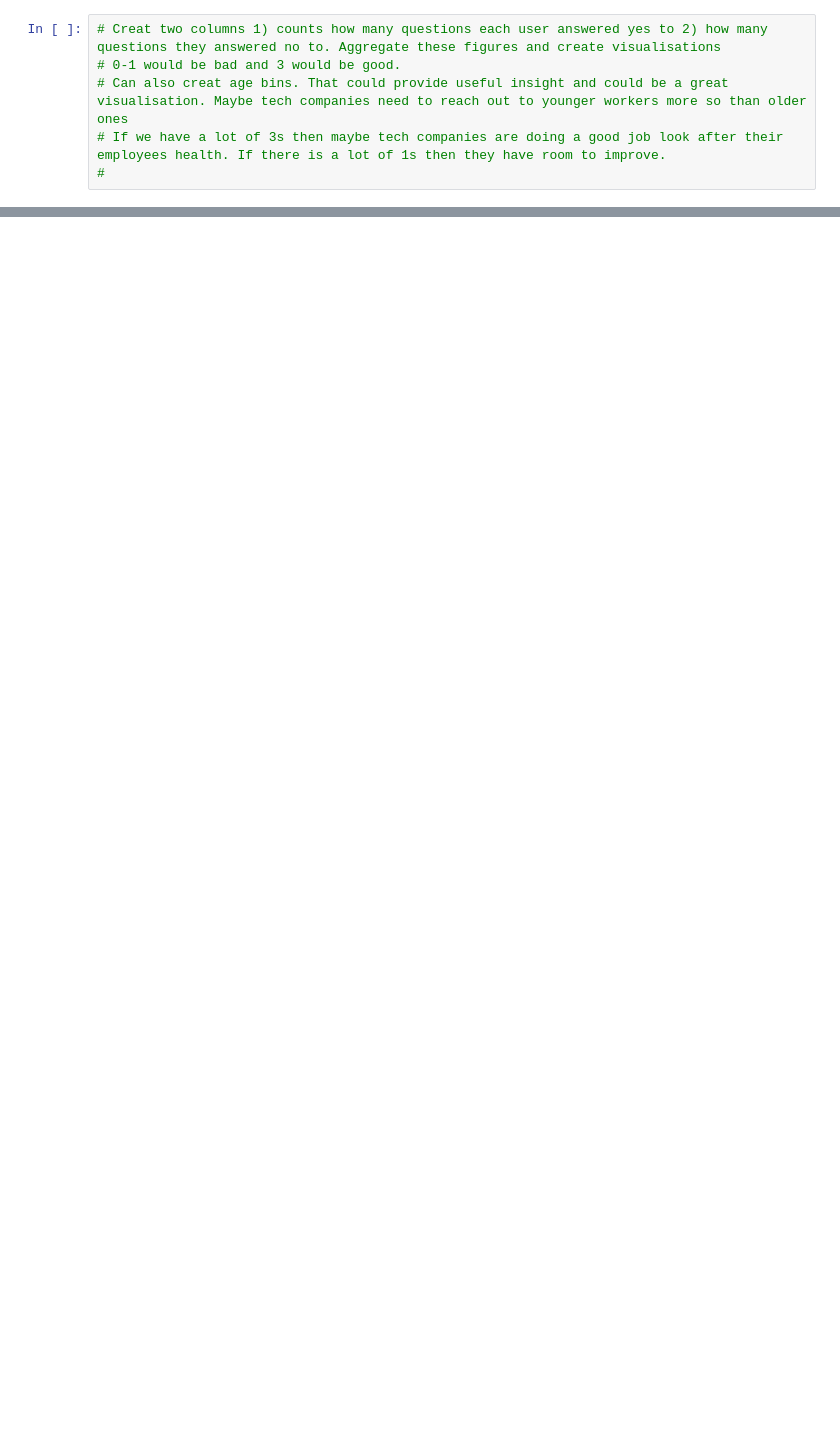
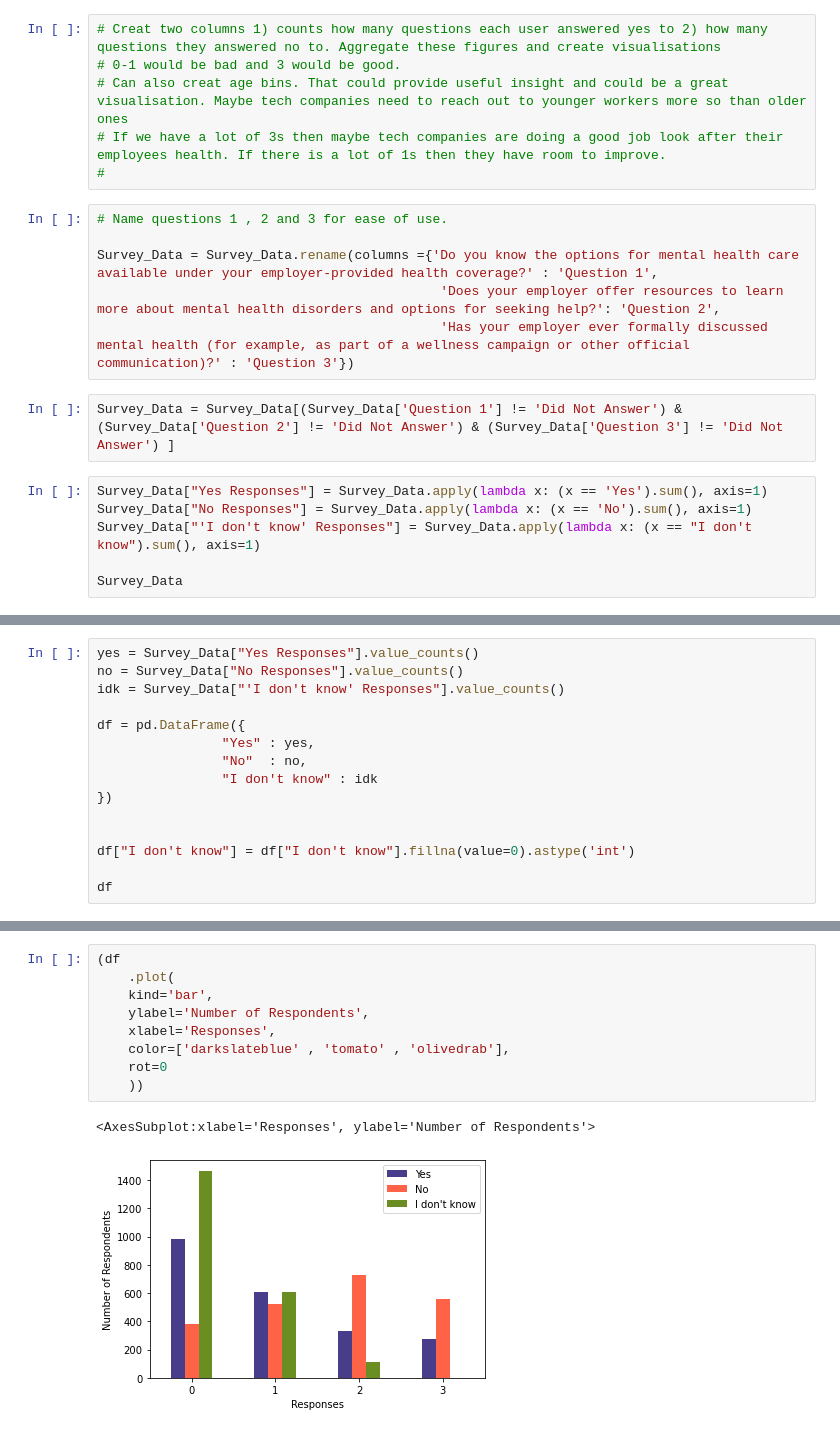
Before and after one commit to Patrick-Bacza/Group-7---Project, a Jupyter notebook: Employer_Analysis.ipynb, the cells around one changed output, grey strips where cells are left out. Drawn from its saved outputs; the diff is of its cells as text; blank space fills up the shorter version.

Commit message:
Updates to Employer_Analysis

```diff
--- a/Employer_Analysis.ipynb
+++ b/Employer_Analysis.ipynb
@@ -30,3 +32,17 @@ Survey_Data.head()
 # Can also creat age bins. That could provide useful insight and could be a great visualisation. Maybe tech companies need to reach out to younger workers more so than older ones
 # If we have a lot of 3s then maybe tech companies are doing a good job look after their employees health. If there is a lot of 1s then they have room to improve.
 #
+# %%
+# Name questions 1 , 2 and 3 for ease of use.
+
+Survey_Data = Survey_Data.rename(columns ={'Do you know the options for mental health care available under your employer-provided health coverage?' : 'Question 1',
+                                            'Does your employer offer resources to learn more about mental health disorders and options for seeking help?': 'Question 2',
+                                            'Has your employer ever formally discussed mental health (for example, as part of a wellness campaign or other official communication)?' : 'Question 3'})
+# %%
+Survey_Data = Survey_Data[(Survey_Data['Question 1'] != 'Did Not Answer') & (Survey_Data['Question 2'] != 'Did Not Answer') & (Survey_Data['Question 3'] != 'Did Not Answer') ]
+# %%
+Survey_Data["Yes Responses"] = Survey_Data.apply(lambda x: (x == 'Yes').sum(), axis=1)
+Survey_Data["No Responses"] = Survey_Data.apply(lambda x: (x == 'No').sum(), axis=1)
+Survey_Data["'I don't know' Responses"] = Survey_Data.apply(lambda x: (x == "I don't know").sum(), axis=1)
+
+Survey_Data
@@ -32,0 +80,15 @@ Survey_Data.head()
+# %%
+yes = Survey_Data["Yes Responses"].value_counts()
+no = Survey_Data["No Responses"].value_counts()
+idk = Survey_Data["'I don't know' Responses"].value_counts()
+
+df = pd.DataFrame({
+                "Yes" : yes,
+                "No"  : no,
+                "I don't know" : idk
+})
+
+
+df["I don't know"] = df["I don't know"].fillna(value=0).astype('int')
+
+df
@@ -32,0 +101,12 @@ Survey_Data.head()
+# %%
+(df
+    .plot(
+    kind='bar',
+    ylabel='Number of Respondents',
+    xlabel='Responses',
+    color=['darkslateblue' , 'tomato' , 'olivedrab'],
+    rot=0
+    ))
+# %% [output]
+<AxesSubplot:xlabel='Responses', ylabel='Number of Respondents'>
+[figure, added]
```
Also changed, not shown: parts of 12 cells of this notebook.
